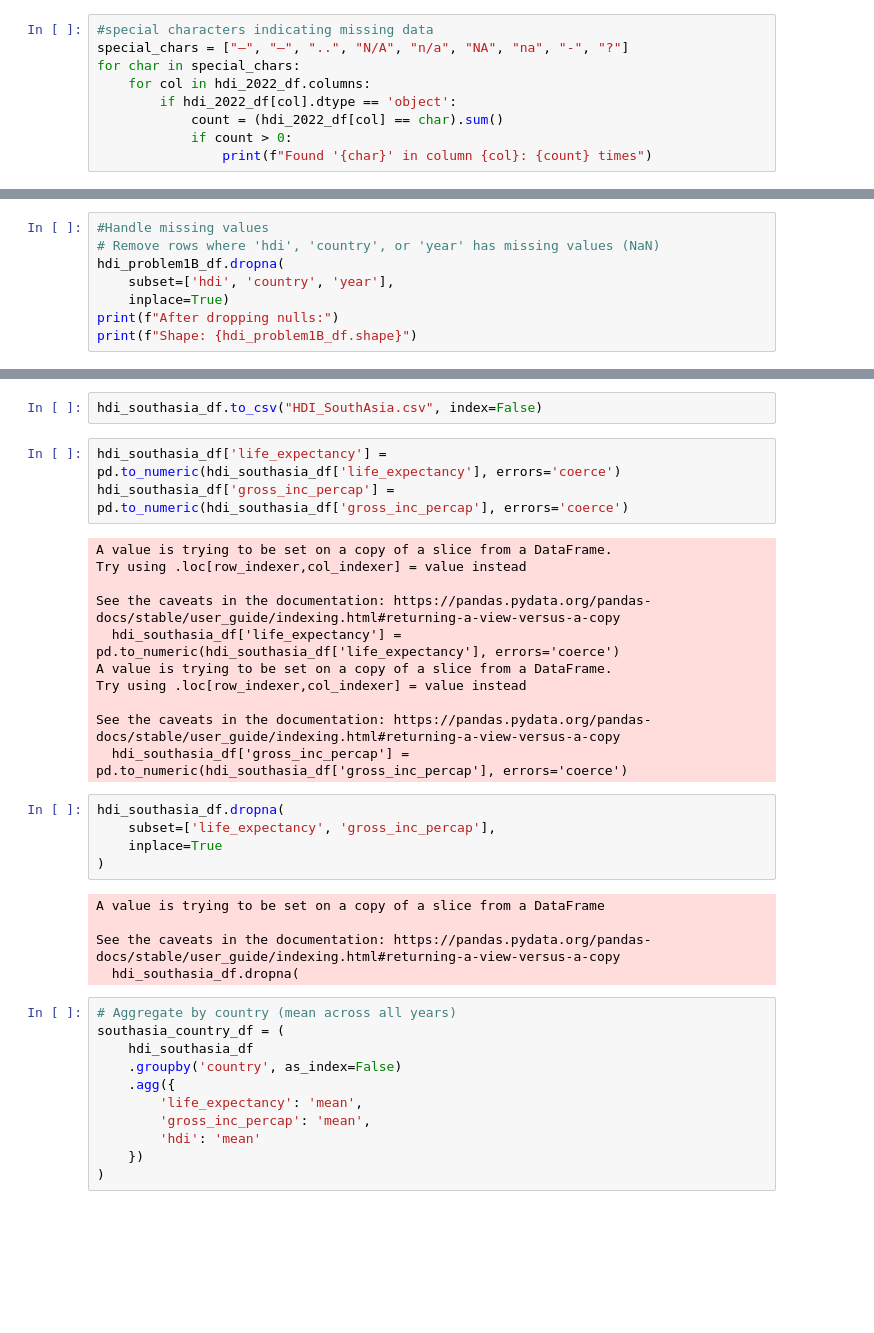
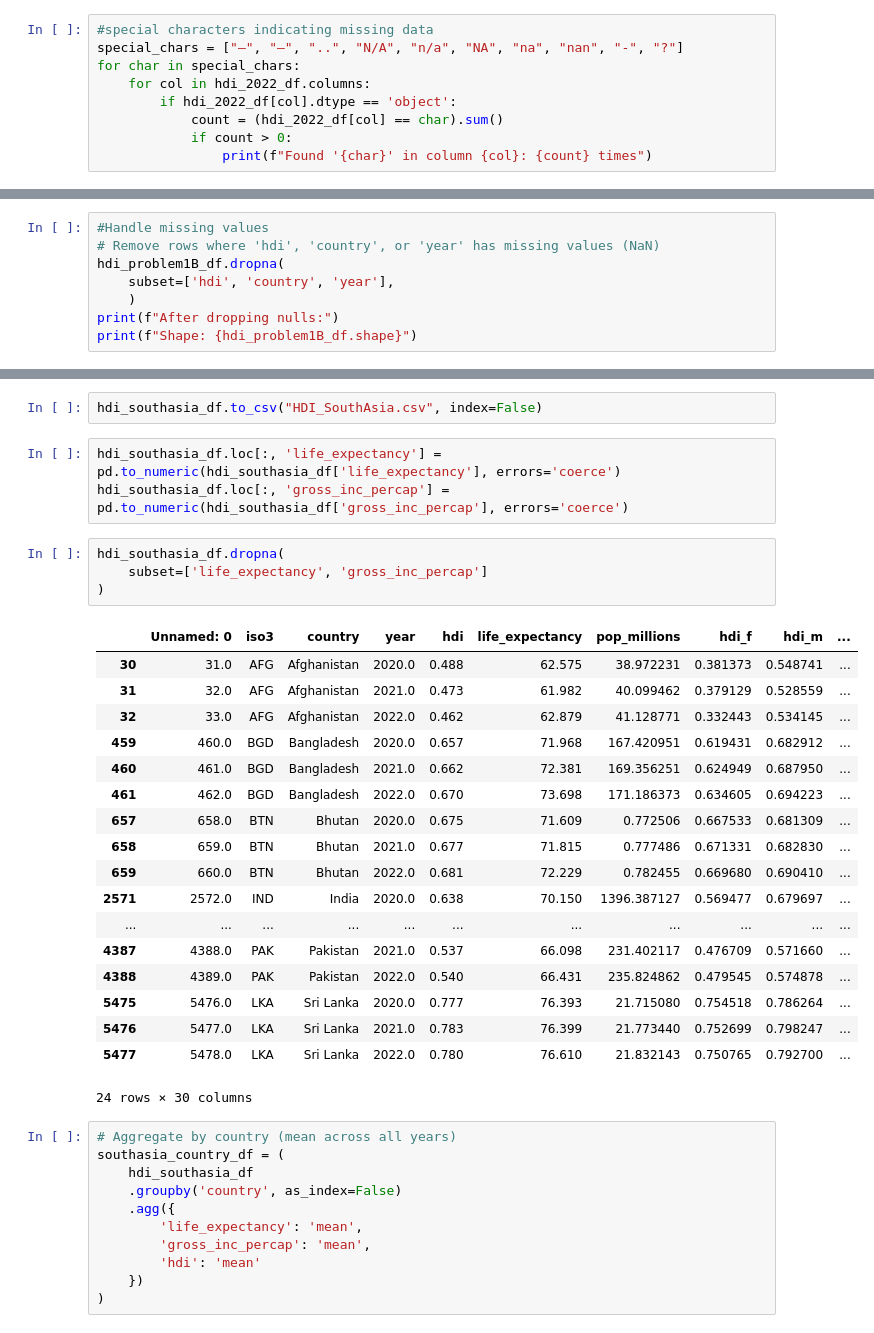
Before and after one commit to 2501407/Statistical-Interpretation-and-Exploratory-Data-Analysis-, a Jupyter notebook: 2501407_Bharat_Gautam.ipynb, the cells around one changed output, grey strips where cells are left out. Saved outputs shown, nothing was run; the diff lists cells and outputs as text; blank space fills up the shorter version.

```diff
--- a/2501407_Bharat_Gautam.ipynb
+++ b/2501407_Bharat_Gautam.ipynb
@@ -171,7 +174,7 @@ print(f"Potential numeric columns stored as text: {text_columns}")
 Potential numeric columns stored as text: []
 # %%
 #special characters indicating missing data
-special_chars = ["–", "—", "..", "N/A", "n/a", "NA", "na", "-", "?"]
+special_chars = ["–", "—", "..", "N/A", "n/a", "NA", "na", "nan", "-", "?"]
 for char in special_chars:
     for col in hdi_2022_df.columns:
         if hdi_2022_df[col].dtype == 'object':
@@ -382,7 +385,7 @@ Potential numeric columns stored as text: []
 # Remove rows where 'hdi', 'country', or 'year' has missing values (NaN)
 hdi_problem1B_df.dropna(
     subset=['hdi', 'country', 'year'],
-    inplace=True)
+    )
 print(f"After dropping nulls:")
 print(f"Shape: {hdi_problem1B_df.shape}")
 # %% [output]
@@ -598,29 +597,31 @@ hdi_southasia_df = hdi_problem1B_df[
 # %%
 hdi_southasia_df.to_csv("HDI_SouthAsia.csv", index=False)
 # %%
-hdi_southasia_df['life_expectancy'] = pd.to_numeric(hdi_southasia_df['life_expectancy'], errors='coerce')
-hdi_southasia_df['gross_inc_percap'] = pd.to_numeric(hdi_southasia_df['gross_inc_percap'], errors='coerce')
+hdi_southasia_df.loc[:, 'life_expectancy'] = pd.to_numeric(hdi_southasia_df['life_expectancy'], errors='coerce')
+hdi_southasia_df.loc[:, 'gross_inc_percap'] = pd.to_numeric(hdi_southasia_df['gross_inc_percap'], errors='coerce')
-# %% [output]
-A value is trying to be set on a copy of a slice from a DataFrame.
-Try using .loc[row_indexer,col_indexer] = value instead
-
-See the caveats in the documentation: https://pandas.pydata.org/pandas-docs/stable/user_guide/indexing.html#returning-a-view-versus-a-copy
-  hdi_southasia_df['life_expectancy'] = pd.to_numeric(hdi_southasia_df['life_expectancy'], errors='coerce')
-A value is trying to be set on a copy of a slice from a DataFrame.
-Try using .loc[row_indexer,col_indexer] = value instead
-
-See the caveats in the documentation: https://pandas.pydata.org/pandas-docs/stable/user_guide/indexing.html#returning-a-view-versus-a-copy
-  hdi_southasia_df['gross_inc_percap'] = pd.to_numeric(hdi_southasia_df['gross_inc_percap'], errors='coerce')
 # %%
 hdi_southasia_df.dropna(
-    subset=['life_expectancy', 'gross_inc_percap'],
-    inplace=True
+    subset=['life_expectancy', 'gross_inc_percap']
 )
 # %% [output]
+|  | Unnamed: 0 | iso3 | country | year | hdi | life_expectancy | pop_millions | hdi_f | hdi_m | ... |
+| 30 | 31.0 | AFG | Afghanistan | 2020.0 | 0.488 | 62.575 | 38.972231 | 0.381373 | 0.548741 | ... |
+| 31 | 32.0 | AFG | Afghanistan | 2021.0 | 0.473 | 61.982 | 40.099462 | 0.379129 | 0.528559 | ... |
+| 32 | 33.0 | AFG | Afghanistan | 2022.0 | 0.462 | 62.879 | 41.128771 | 0.332443 | 0.534145 | ... |
+| 459 | 460.0 | BGD | Bangladesh | 2020.0 | 0.657 | 71.968 | 167.420951 | 0.619431 | 0.682912 | ... |
+| 460 | 461.0 | BGD | Bangladesh | 2021.0 | 0.662 | 72.381 | 169.356251 | 0.624949 | 0.687950 | ... |
+| 461 | 462.0 | BGD | Bangladesh | 2022.0 | 0.670 | 73.698 | 171.186373 | 0.634605 | 0.694223 | ... |
+| 657 | 658.0 | BTN | Bhutan | 2020.0 | 0.675 | 71.609 | 0.772506 | 0.667533 | 0.681309 | ... |
+| 658 | 659.0 | BTN | Bhutan | 2021.0 | 0.677 | 71.815 | 0.777486 | 0.671331 | 0.682830 | ... |
+| 659 | 660.0 | BTN | Bhutan | 2022.0 | 0.681 | 72.229 | 0.782455 | 0.669680 | 0.690410 | ... |
+| 2571 | 2572.0 | IND | India | 2020.0 | 0.638 | 70.150 | 1396.387127 | 0.569477 | 0.679697 | ... |
+| ... | ... | ... | ... | ... | ... | ... | ... | ... | ... | ... |
+| 4387 | 4388.0 | PAK | Pakistan | 2021.0 | 0.537 | 66.098 | 231.402117 | 0.476709 | 0.571660 | ... |
+| 4388 | 4389.0 | PAK | Pakistan | 2022.0 | 0.540 | 66.431 | 235.824862 | 0.479545 | 0.574878 | ... |
+| 5475 | 5476.0 | LKA | Sri Lanka | 2020.0 | 0.777 | 76.393 | 21.715080 | 0.754518 | 0.786264 | ... |
+| 5476 | 5477.0 | LKA | Sri Lanka | 2021.0 | 0.783 | 76.399 | 21.773440 | 0.752699 | 0.798247 | ... |
+| 5477 | 5478.0 | LKA | Sri Lanka | 2022.0 | 0.780 | 76.610 | 21.832143 | 0.750765 | 0.792700 | ... |
-A value is trying to be set on a copy of a slice from a DataFrame
-
-See the caveats in the documentation: https://pandas.pydata.org/pandas-docs/stable/user_guide/indexing.html#returning-a-view-versus-a-copy
-  hdi_southasia_df.dropna(
+24 rows × 30 columns
 # %%
 # Aggregate by country (mean across all years)
 southasia_country_df = (
```
Also changed, not shown: parts of 10 cells of this notebook.
